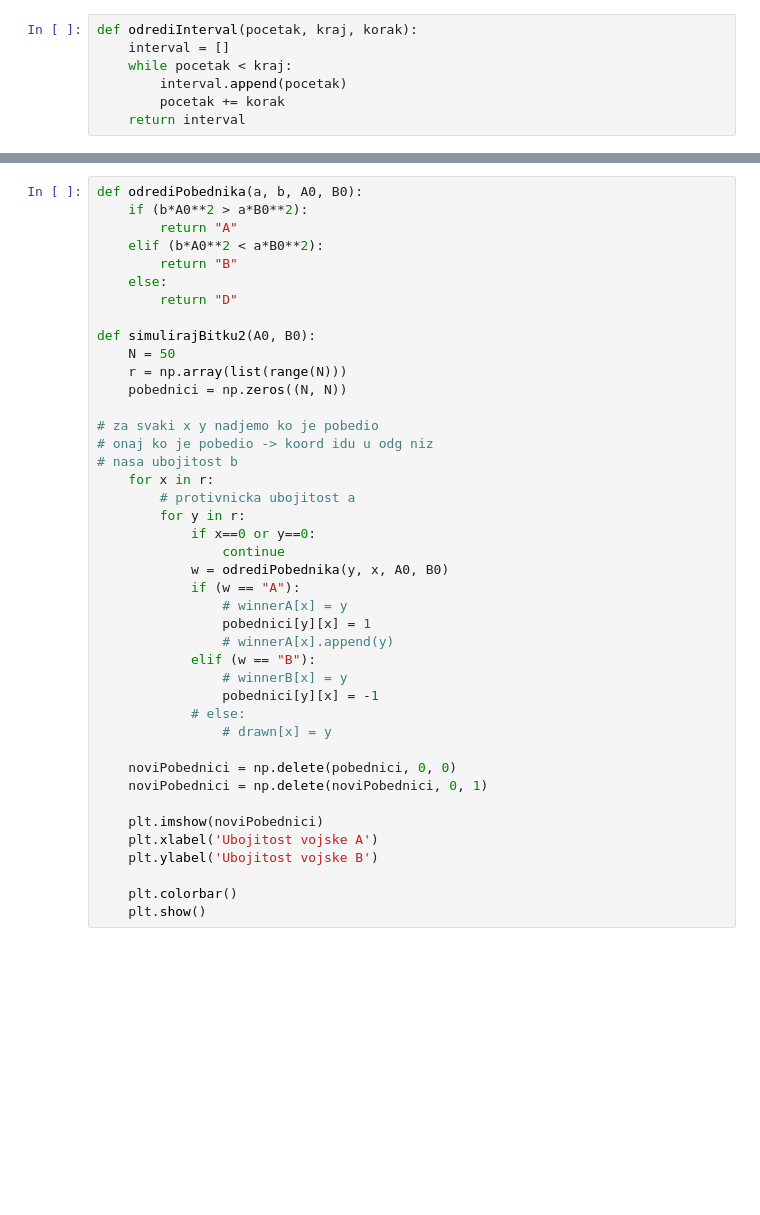
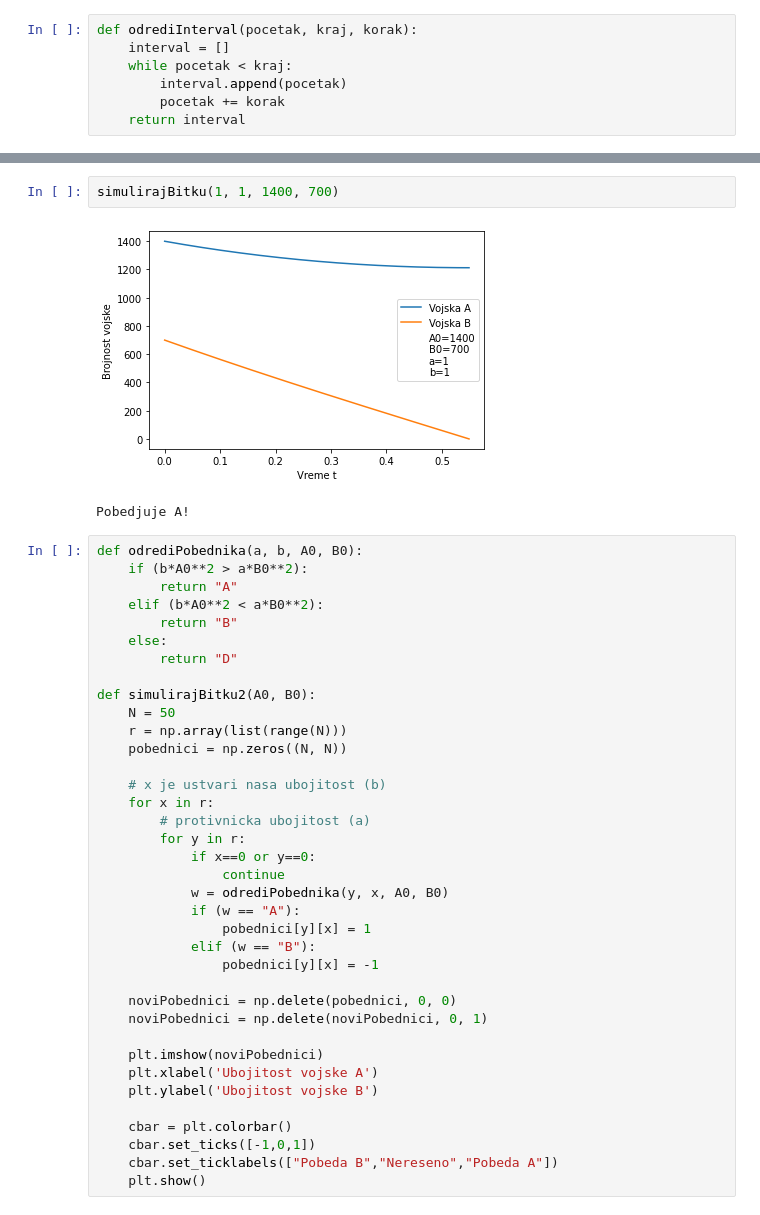
Before and after one commit to lucijamilicic/omm, a Jupyter notebook: src/OMM_Seminarski-01.ipynb, the cells around one changed output, grey strips where cells are left out. Drawn from its saved outputs; the diff is of its cells as text; blank space fills up the shorter version.

```diff
--- a/src/OMM_Seminarski-01.ipynb
+++ b/src/OMM_Seminarski-01.ipynb
@@ -58,3 +54,8 @@ Sledeca funkcija ispituje ko pobedjuje u zavisnosti od ubojitosti - mi joj dajem
+# %%
+simulirajBitku(1, 1, 1400, 700)
+# %% [output]
+[figure, added]
+Pobedjuje A!
 # %%
 def odrediPobednika(a, b, A0, B0):
     if (b*A0**2 > a*B0**2):
@@ -69,24 +70,17 @@ def simulirajBitku2(A0, B0):
     r = np.array(list(range(N)))
     pobednici = np.zeros((N, N))
 
-# za svaki x y nadjemo ko je pobedio
-# onaj ko je pobedio -> koord idu u odg niz
-# nasa ubojitost b
+    # x je ustvari nasa ubojitost (b)
     for x in r:
-        # protivnicka ubojitost a
+        # protivnicka ubojitost (a)
         for y in r:
             if x==0 or y==0:
                 continue
             w = odrediPobednika(y, x, A0, B0)
             if (w == "A"):
-                # winnerA[x] = y
                 pobednici[y][x] = 1
-                # winnerA[x].append(y)
             elif (w == "B"):
-                # winnerB[x] = y
                 pobednici[y][x] = -1
-            # else:
-                # drawn[x] = y
 
     noviPobednici = np.delete(pobednici, 0, 0)
     noviPobednici = np.delete(noviPobednici, 0, 1)
@@ -95,7 +89,9 @@ def simulirajBitku2(A0, B0):
     plt.xlabel('Ubojitost vojske A')
     plt.ylabel('Ubojitost vojske B')
 
-    plt.colorbar()
+    cbar = plt.colorbar()
+    cbar.set_ticks([-1,0,1])
+    cbar.set_ticklabels(["Pobeda B","Nereseno","Pobeda A"])
     plt.show()
 # %%
 simulirajBitku2(500, 500)
```
Also changed, not shown: parts of 13 cells of this notebook.
